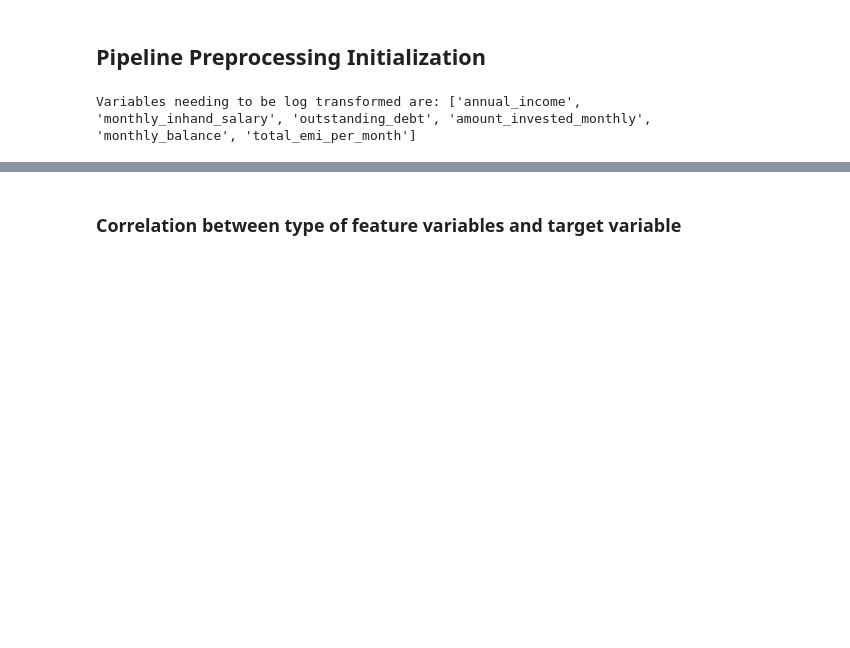
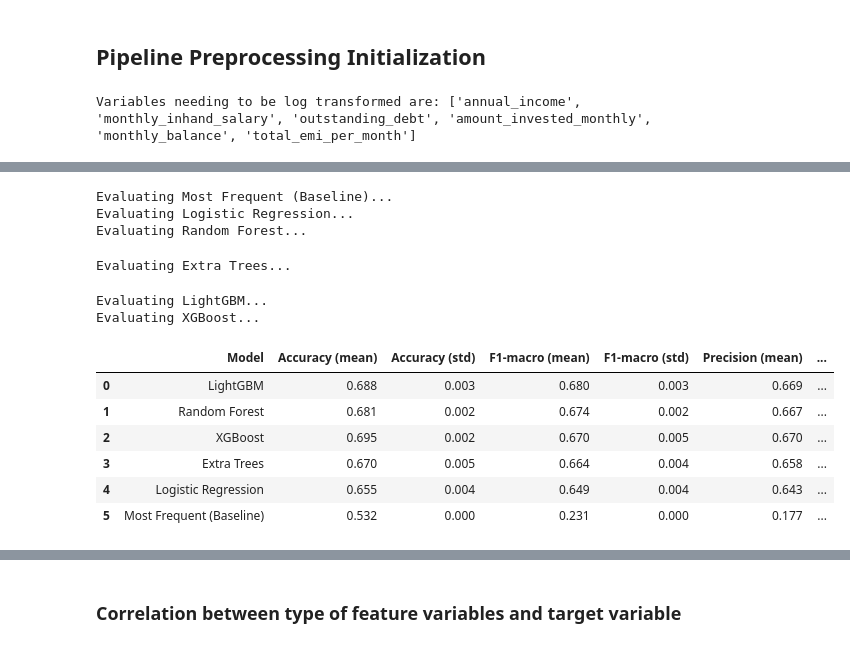
Before and after one commit to pewpy376/credit-score-classification, a Jupyter notebook: 02_model_pipeline.ipynb, the cells around one changed output, grey strips where cells are left out. Saved outputs shown, nothing was run; the diff lists cells and outputs as text; code cells hidden in the pictures; blank space fills up the shorter version.

Commit message:
feat(model): 90% done

```diff
--- a/02_model_pipeline.ipynb
+++ b/02_model_pipeline.ipynb
@@ -187,8 +174,8 @@ con_ratio_var = ['annual_income','monthly_inhand_salary','interest_rate','change
 
 numeric_col = dis_ratio_var + con_ratio_var + ['total_emi_per_month']
 
-range_values = X_train[numeric_col].max() - X_train[numeric_col].min()
-skew_values = X_train[numeric_col].skew()
+range_values = X_dev[numeric_col].max() - X_dev[numeric_col].min()
+skew_values = X_dev[numeric_col].skew()
 skewed_features = skew_values[(range_values > 50) & (skew_values > 1)].index.tolist()
 
 print(f"Variables needing to be log transformed are: {skewed_features}")
@@ -337,3 +277,48 @@ Training and Evaluating with XGBoost
+# %%
+scoring = {
+    'Accuracy': 'accuracy',
+    'F1-macro': 'f1_macro',
+    'Precision': make_scorer(precision_score, average='macro', zero_division=0),
+    'Recall': make_scorer(recall_score, average='macro', zero_division=0),
+    'Log-loss': 'neg_log_loss'
+}
+
+sgkf_val= StratifiedGroupKFold(n_splits = 4, shuffle = True, random_state = params['random_state'])
+
+rows =[]
+
+for name, clf in models.items():
+    print(f"Evaluating {name}...")
+    pipe = Pipeline(steps = [('preprocessing', preprocessor),
+                             ('classifier', clf)])
+    result = cross_validate(pipe, X_dev, y_dev, groups = groups_dev,
+                            cv = sgkf_val, scoring = scoring)
+
+    row = {'Model': name}
+    for metric in scoring:
+        scores = result[f'test_{metric}']
+        row[f'{metric} (mean)'] = scores.mean()
+        row[f'{metric} (std)'] = scores.std()
+    rows.append(row)
+
+df_benchmark = pd.DataFrame(rows)
+df_benchmark['Log-loss (mean)'] *= -1
+df_benchmark = (df_benchmark.sort_values('F1-macro (mean)', ascending=False).reset_index(drop=True).round(3))
+df_benchmark
+# %% [output]
+Evaluating Most Frequent (Baseline)...
+Evaluating Logistic Regression...
+Evaluating Random Forest...
+Evaluating Extra Trees...
+Evaluating LightGBM...
+Evaluating XGBoost...
+|  | Model | Accuracy (mean) | Accuracy (std) | F1-macro (mean) | F1-macro (std) | Precision (mean) | ... |
+| 0 | LightGBM | 0.688 | 0.003 | 0.680 | 0.003 | 0.669 | ... |
+| 1 | Random Forest | 0.681 | 0.002 | 0.674 | 0.002 | 0.667 | ... |
+| 2 | XGBoost | 0.695 | 0.002 | 0.670 | 0.005 | 0.670 | ... |
+| 3 | Extra Trees | 0.670 | 0.005 | 0.664 | 0.004 | 0.658 | ... |
+| 4 | Logistic Regression | 0.655 | 0.004 | 0.649 | 0.004 | 0.643 | ... |
+| 5 | Most Frequent (Baseline) | 0.532 | 0.000 | 0.231 | 0.000 | 0.177 | ... |
 # %%
 best_model = 'LightGBM'
 
```
Also changed, not shown: parts of 8 cells of this notebook.
